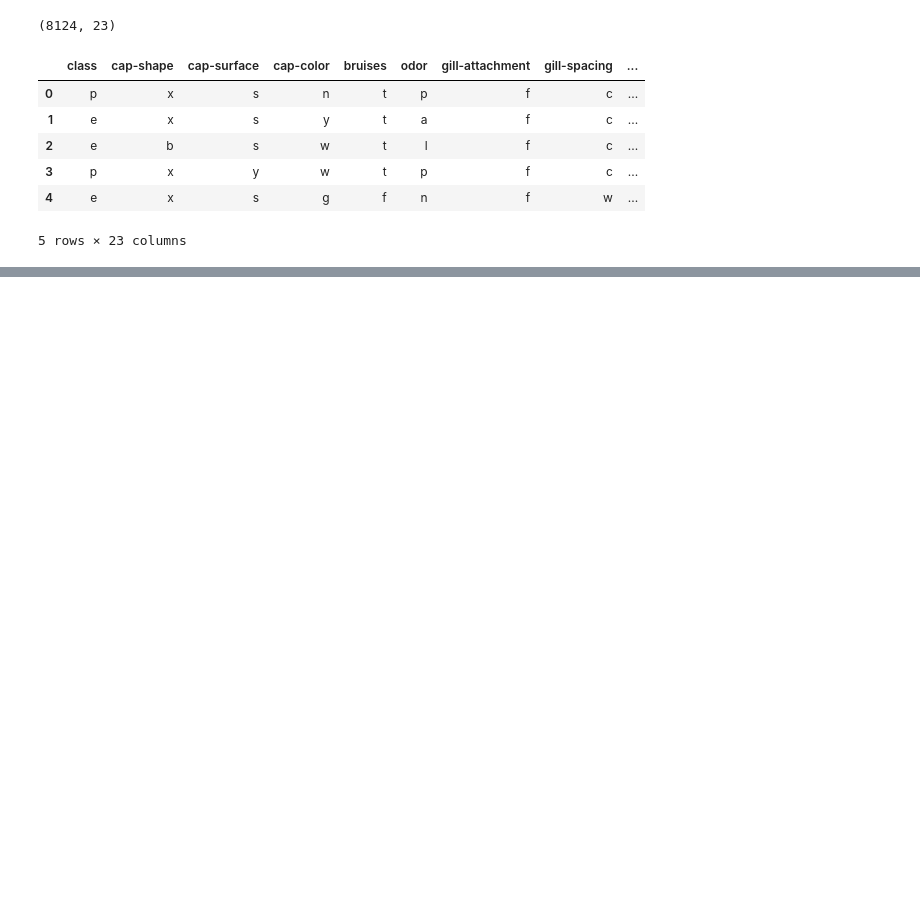
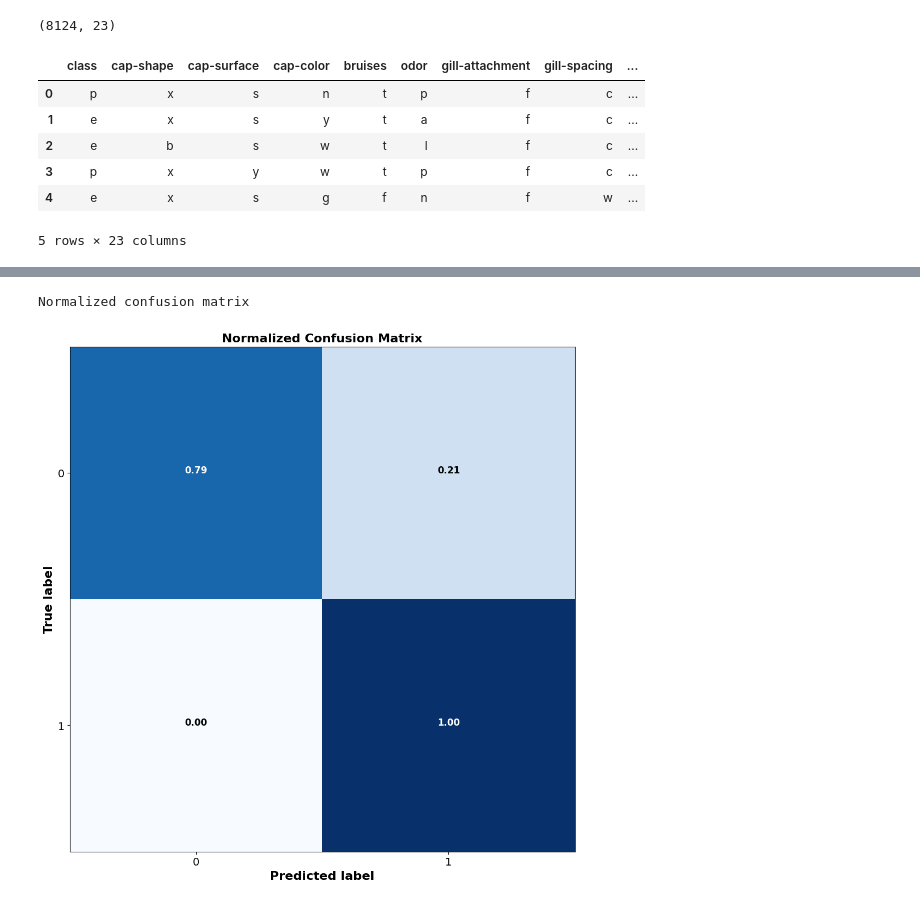
Before and after one commit to Thinh1211/machine_learning, a Jupyter notebook: basic_logistic.ipynb, the cells around one changed output, grey strips where cells are left out. Drawn from its saved outputs; the diff is of its cells as text; code cells hidden in the pictures; blank space fills up the shorter version.

```diff
--- a/basic_logistic.ipynb
+++ b/basic_logistic.ipynb
@@ -21,0 +33,5 @@ KeyError: 0
+# %%
+X=dt_1.drop(["class"],axis=1)
+y=dt_1["class"]
+from sklearn.model_selection import train_test_split
+X_tr,X_ts,y_tr,y_ts= train_test_split(X, y, test_size=0.4, random_state=42)
@@ -21,0 +108,42 @@ KeyError: 0
+# %%
+import matplotlib.pyplot as plt
+import itertools
+
+def plot_confusion_matrix(cm, classes,
+                          normalize=False,
+                          title='Confusion matrix',
+                          cmap=plt.cm.Blues):
+    if normalize:
+        cm = cm.astype('float') / cm.sum(axis=1)[:, np.newaxis]
+        print("Normalized confusion matrix")
+    else:
+        print('Confusion matrix, without normalization')
+
+    plt.imshow(cm, interpolation='nearest', cmap=cmap)
+    plt.title(title, weight='bold', fontsize=16)
+    tick_marks = np.arange(len(classes))
+    plt.xticks(tick_marks, classes, fontsize=14)
+    plt.yticks(tick_marks, classes, fontsize=14)
+
+    fmt = '.2f' if normalize else 'd'
+    thresh = cm.max() / 2.
+    for i, j in itertools.product(range(cm.shape[0]), range(cm.shape[1])):
+        plt.text(j, i, format(cm[i, j], fmt),
+                 horizontalalignment="center", fontsize=12, weight='bold',
+                 color="white" if cm[i, j] > thresh else "black")
+
+    plt.tight_layout()
+    plt.ylabel('True label', fontsize=16, weight='bold')
+    plt.xlabel('Predicted label', fontsize=16, weight='bold')
+# %%
+cnf_matrix = confusion_matrix(y_ts, y_pred)
+np.set_printoptions(precision=2)
+
+# Plot non-normalized confusion matrix
+plt.figure(figsize=(10, 10))
+plot_confusion_matrix(cnf_matrix, classes=list(ob.classes),normalize=True,
+                      title='Normalized Confusion Matrix')
+plt.show()
+# %% [output]
+Normalized confusion matrix
+[figure, added]
```
Also changed, not shown: parts of 4 cells of this notebook.
